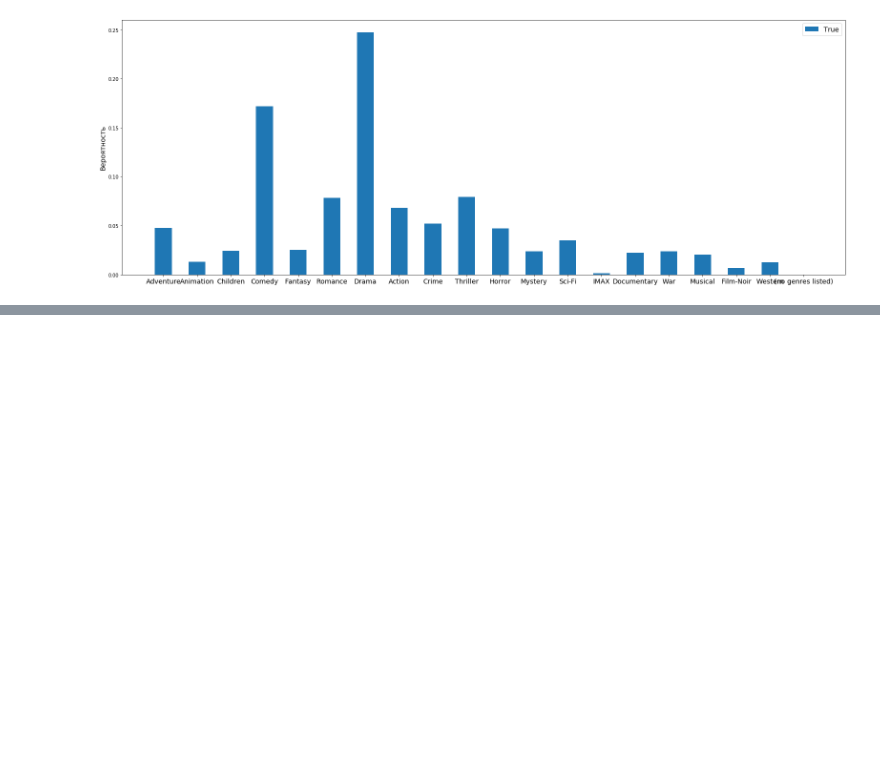
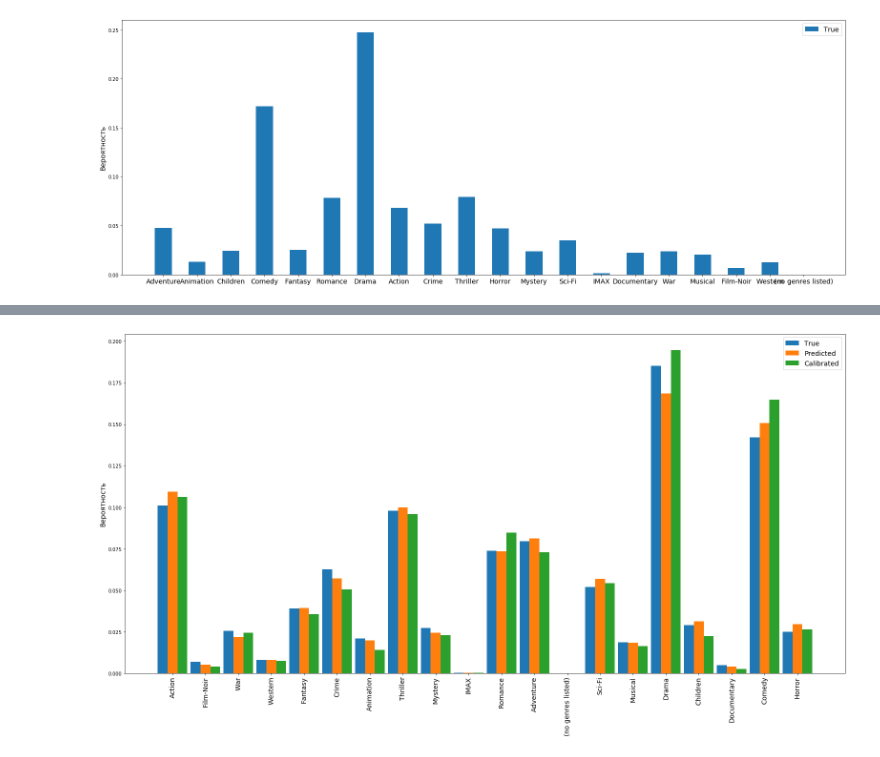
Before and after one commit to roma0398/VKR, a Jupyter notebook: Code/calibrated recommendation.ipynb, the cells around one changed output, grey strips where cells are left out. Cells and saved outputs as stored; diff of their text form; code cells hidden in the pictures; blank space fills up the shorter version.

```diff
--- a/Code/calibrated recommendation.ipynb
+++ b/Code/calibrated recommendation.ipynb
@@ -219,0 +628,3 @@ new_gen_df_true['Thriller'] = gen_df_rec['Thriller'] * lam + (1-lam) * new_gen_d
+# %%
+for i in cal_dist[genres].values:
+    temp.append(i/sum(i))
@@ -219,0 +710,9 @@ new_gen_df_true['Thriller'] = gen_df_rec['Thriller'] * lam + (1-lam) * new_gen_d
+# %%
+gen_df_cal = {x: 0 for x in genres}
+# %%
+for i in tqdm(rat_cal['iid'].values):
+    gen = movies.loc[movies['movieId']==int(i), 'genres'].values[0].split('|')
+    for k in gen:
+        gen_df_cal[k] += 1
+# %%
+dist_cal = np.array(list(gen_df_cal.values())) / sum(list(gen_df_cal.values()))
@@ -219,0 +735,18 @@ new_gen_df_true['Thriller'] = gen_df_rec['Thriller'] * lam + (1-lam) * new_gen_d
+# %%
+x = np.arange(len(genres))
+width = 0.3
+
+fig, ax = plt.subplots(figsize=(22,12))
+rects1 = ax.bar(x - 3*width/3, dist_true, width, label='True')
+rects2 = ax.bar(x, dist_rec, width, label='Predicted')
+rects3 = ax.bar(x + 3*width/3, dist_cal, width, label='Calibrated')
+
+ax.set_ylabel('Вероятность', fontsize=14)
+ax.set_xticks(x)
+ax.set_xticklabels(gen_df_true.keys(), fontsize=14, rotation=90)
+ax.legend(fontsize=14)
+fig.tight_layout()
+
+plt.show()
+# %% [output]
+[figure, added]
```
Also changed, not shown: parts of 140 cells of this notebook, 1 other file.
